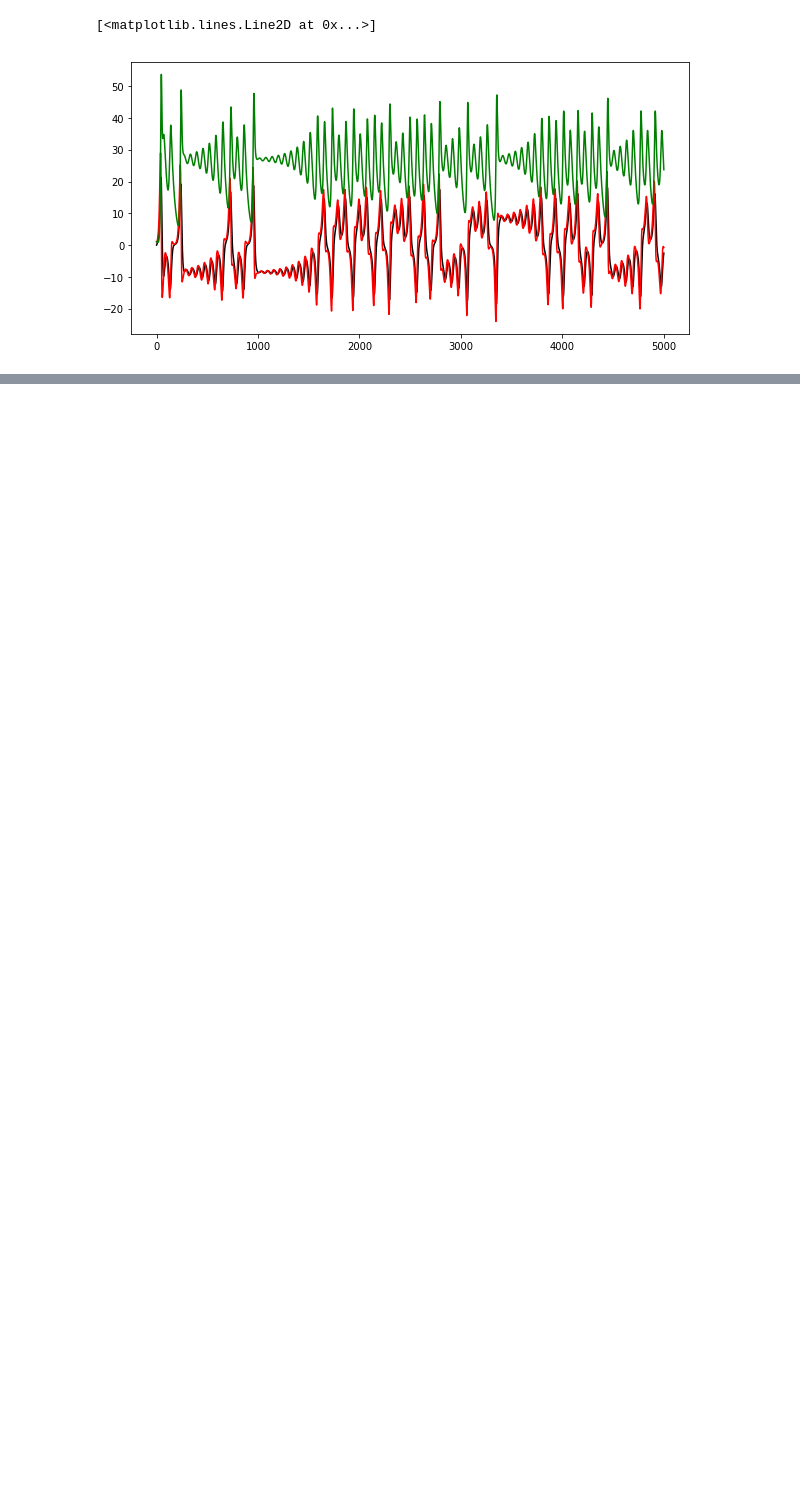
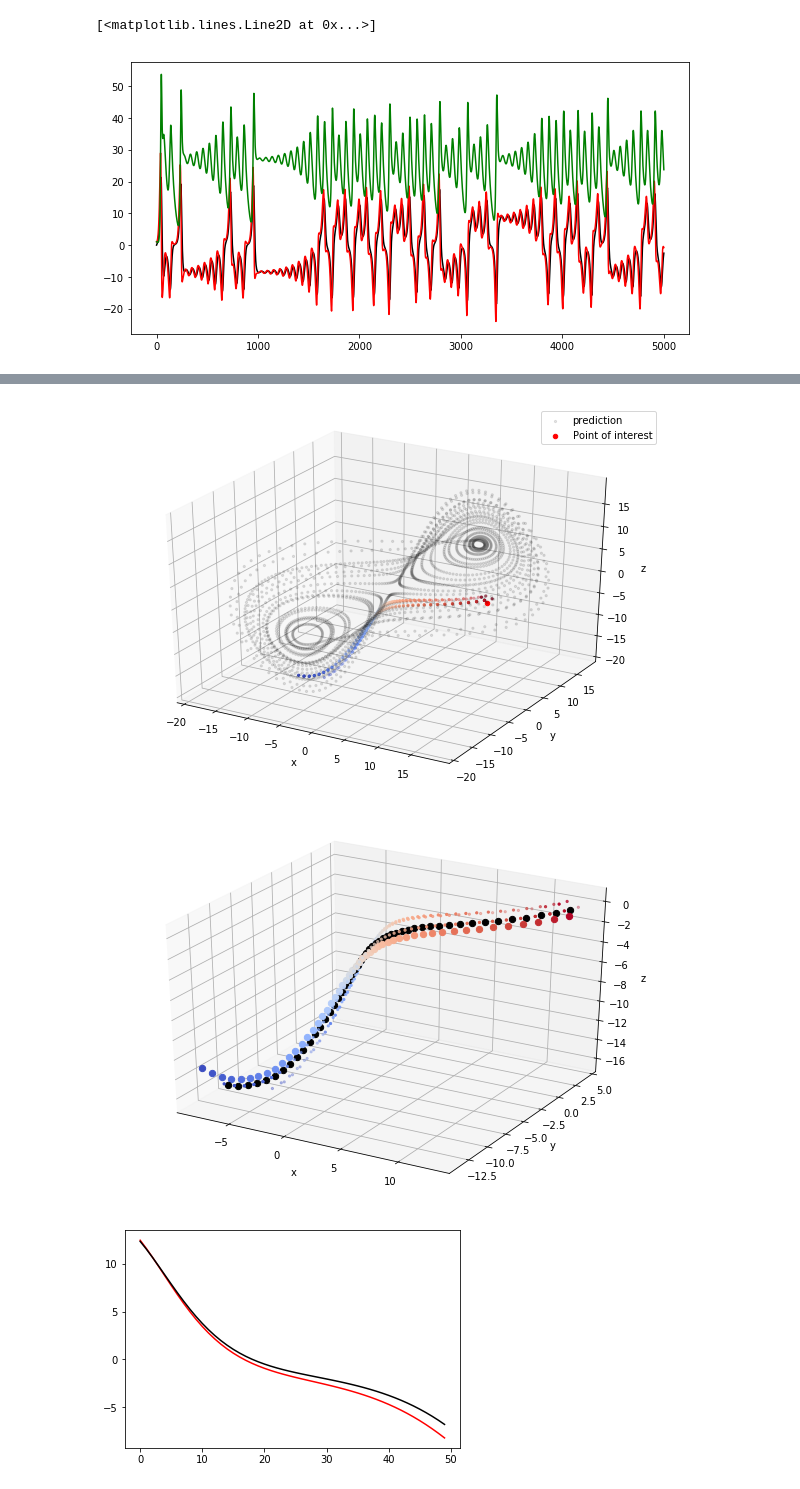
Before and after one commit to dafishcode/empirical_dynamic_modelling, a Jupyter notebook: CCM_run.ipynb, the cells around one changed output, grey strips where cells are left out. Drawn from its saved outputs; the diff is of its cells as text; code cells hidden in the pictures; blank space fills up the shorter version.

```diff
--- a/CCM_run.ipynb
+++ b/CCM_run.ipynb
@@ -110,0 +244,5 @@ xs.shape, ys.shape
+# %%
+data = xs
+tau = 15
+t_range = 10
+E = 3
@@ -110,0 +405,72 @@ xs.shape, ys.shape
+# %%
+#Visualise prediction point and library neighbours over time
+
+num = 0
+t_range = 30
+
+#find the E+1 nearest neighbours in library
+dist_mat = scipy.spatial.distance_matrix(pred_m, lib_m) #compute distances between all points
+nn_num = E+1 #how many nearest neighbours to find
+# Find nearest neighbours in library for each pred_m point
+current_point = pred_m[num]
+curr_dist = dist_mat[num]
+nn_ind = sorted(range(len(curr_dist)), key=lambda k: curr_dist[k])[:nn_num] #return indeces of nearest neighbours in library
+nn = lib_m[nn_ind] #positions of nearest neighbours in library, to current point in pred
+
+from matplotlib import cm
+colormap = cm.coolwarm_r(np.linspace(0, 1, t_range))
+
+#Show nearest neighbours over time
+fig = plt.figure(figsize = (10,7))
+ax = fig.add_subplot(111, projection='3d')
+ax.scatter3D(pred_m[:,0],pred_m[:,1], pred_m[:,2], s=5, c = 'k', label = 'prediction', alpha = 0.1)
+ax.scatter3D(current_point[0],current_point[1], current_point[2], s=20, c = 'red', label = 'Point of interest')
+ax.scatter3D(nn[:,0],nn[:,1],nn[:,2], s=5, c = 'k')
+
+# Loop in time and predict
+for t in range(t_range):
+    # Where do nn end up at t + n
+    nn_ind_tp = np.array(nn_ind) + t #find indeces of neighbours in the future for simplex projection
+    nn_tp = lib_m[nn_ind_tp] # locations of neighbours in future
+    ax.scatter3D(nn_tp[:,0],nn_tp[:,1],nn_tp[:,2], s=5, c = np.expand_dims(colormap[t], 0))
+
+ax.legend()
+ax.set_xlabel("x")
+ax.set_ylabel("y")
+ax.set_zlabel("z")
+plt.show()
+
+est_list = []
+
+#Compare reconstructed with true
+fig = plt.figure(figsize = (10,7))
+ax = fig.add_subplot(111, projection='3d')
+
+# Loop in time and predict
+for t in range(t_range):
+    # Where do nn end up at t + n
+    nn_ind_tp = np.array(nn_ind) + t #find indeces of neighbours in the future for simplex projection
+    nn_tp = lib_m[nn_ind_tp] # locations of neighbours in future
+    ax.scatter3D(nn_tp[:,0],nn_tp[:,1],nn_tp[:,2], s=5, c = np.expand_dims(colormap[t], 0))
+
+    x_tp = pred[num] #Point I am trying to predict
+    x_tp_pred = 0
+    for nn_i in range(w_mat.shape[0]): #Loop through each nn and sum over the weight*position at tp
+        x_tp_pred+= (w_mat[nn_i]/np.sum(w_mat))*nn_tp[nn_i]
+
+    true = pred_m[num + t]
+    ax.scatter3D(true[0],true[1],true[2], s=40, c = np.expand_dims(colormap[t], 0)) #Plot the true point
+    ax.scatter3D(x_tp_pred[0],x_tp_pred[1],x_tp_pred[2], s=40, c = 'k') #plot the predicted point
+    est_list = np.append(est_list, x_tp_pred[0])
+ax.set_xlabel("x")
+ax.set_ylabel("y")
+ax.set_zlabel("z")
+plt.show()
+
+plt.plot(pred[:t_range], c = 'red')
+plt.plot(est_list, c = 'k')
+plt.show()
+# %% [output]
+[figure, added]
+[figure, added]
+[figure, added]
```
Also changed, not shown: parts of 62 cells of this notebook, 2 other files.
